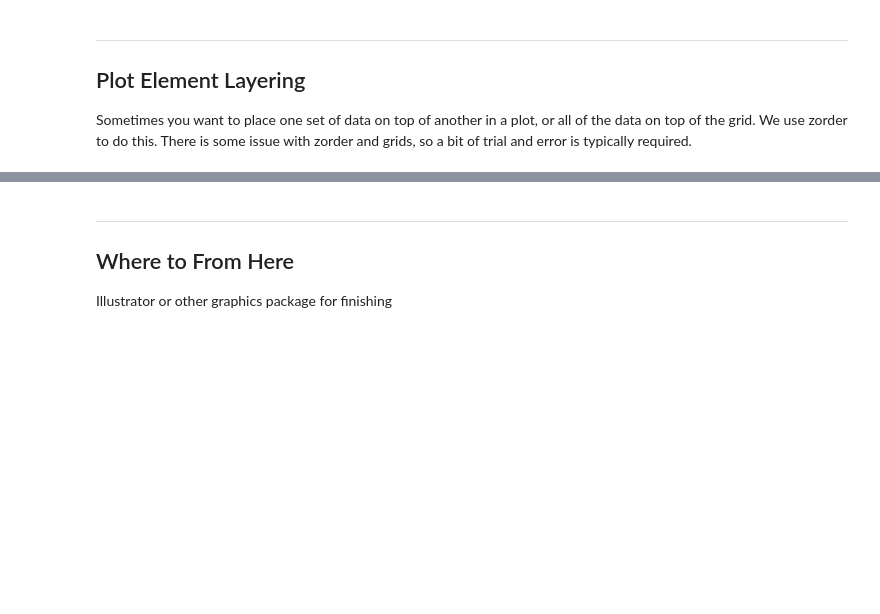
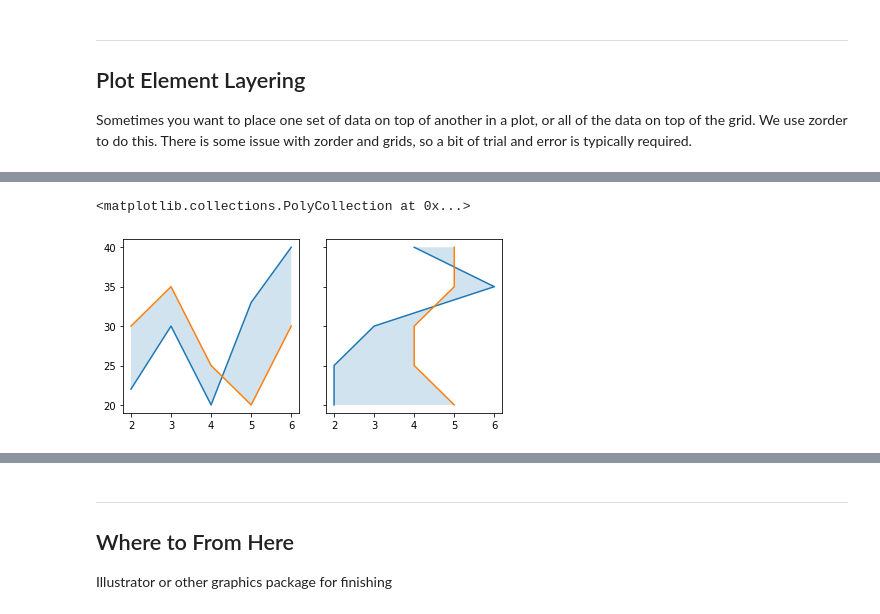
Before and after one commit to ICWallis/tutorial-publication-ready-figures, a Jupyter notebook: 2-advanced.ipynb, the cells around one changed output, grey strips where cells are left out. Saved outputs shown, nothing was run; the diff lists cells and outputs as text; code cells hidden in the pictures; blank space fills up the shorter version.

```diff
--- a/2-advanced.ipynb
+++ b/2-advanced.ipynb
@@ -145,0 +155,26 @@ ax.grid(linewidth=3)
+# %%
+fig, (ax0, ax1) = plt.subplots(1,2,figsize=(6,3), sharey=True)
+plt.tight_layout()
+
+# fill between lines in the y axis direction
+
+x = [2, 3, 4, 5, 6]
+y1 = [22, 30, 20,  33, 40]
+y2 = [30, 35, 25, 20, 30]
+
+ax0.plot(x, y1)
+ax0.plot(x, y2)
+ax0.fill_between(x, y1, y2, alpha=0.2)
+
+# Fill between lines in the x axis direction
+
+y = [20, 25, 30, 35, 40]
+x1 = [2, 2, 3, 6, 4]
+x2 = [5, 4, 4, 5, 5]
+
+ax1.plot(x1, y)
+ax1.plot(x2, y)
+ax1.fill_betweenx(y, x1, x2, alpha=0.2)
+# %% [output]
+<matplotlib.collections.PolyCollection at 0x...>
+[figure, added]
```
Also changed, not shown: parts of 6 cells of this notebook.
